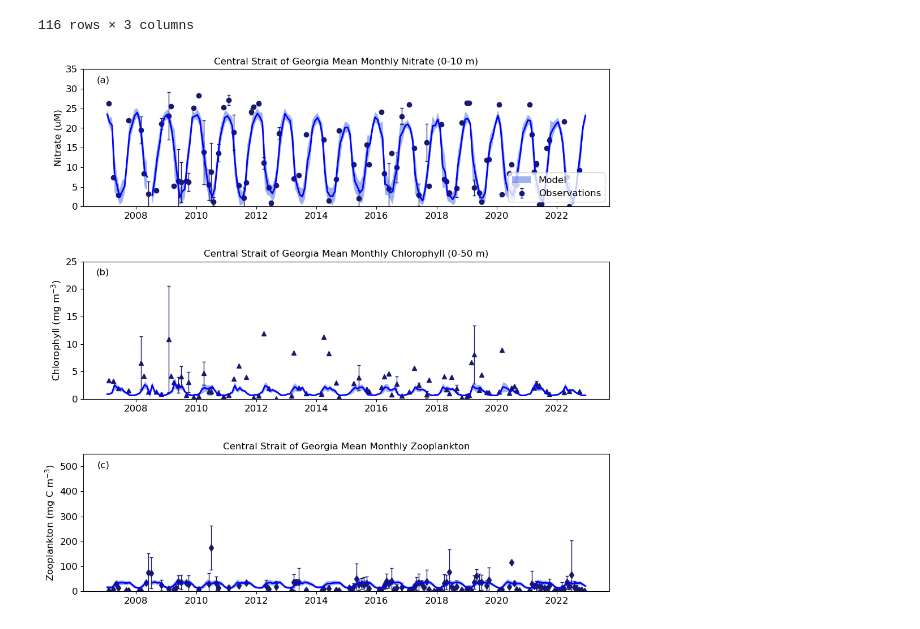
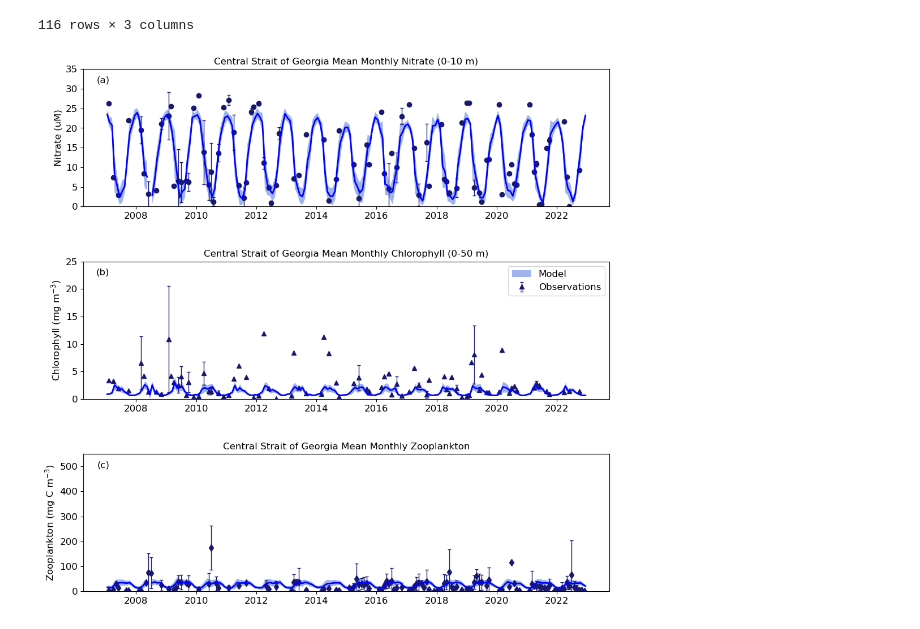
Before and after one commit to SalishSeaCast/analysis-karyn, a Jupyter notebook: notebooks/MHW/MHW_Code_For_Publishing/Figure11_CentralSoGModelObsTimeseries-NewStd.ipynb, the cells around one changed output. Cells and saved outputs as stored; diff of their text form; code cells hidden in the pictures.

```diff
--- a/notebooks/MHW/MHW_Code_For_Publishing/Figure11_CentralSoGModelObsTimeseries-NewStd.ipynb
+++ b/notebooks/MHW/MHW_Code_For_Publishing/Figure11_CentralSoGModelObsTimeseries-NewStd.ipynb
@@ -275,7 +275,8 @@ mod_chl_variance
 | 191 | 191 | 2022 | 12 | 0.000638 | 0.000247 | 0.000192 | ... |
 192 rows × 9 columns
 # %%
-mod_chl_std_new=np.sqrt(mod_chl_variance['diatoms variance'].to_numpy() + mod_chl_variance['flagellates variance'].to_numpy())*2
+mod_chl_std_new=(np.sqrt(mod_chl_variance['diatoms variance'].to_numpy()) \
+                  + np.sqrt(mod_chl_variance['flagellates variance'].to_numpy()))*2
 # %%
 plt.plot(mod_chl_std_new,label='New std calculated from space+time variance')
 plt.plot(mod_chl_std,label='Original std')
@@ -377,7 +378,8 @@ Index(['Unnamed: 0', 'Year', 'Month', 'microzooplankton variance',
        'mesozooplankton variance space'],
       dtype='object')
 # %%
-mod_zoop_std_new=np.sqrt(mod_zoop_variance['microzooplankton variance'].to_numpy() + mod_zoop_variance['mesozooplankton variance'].to_numpy())*5.7*12
+mod_zoop_std_new=(np.sqrt(mod_zoop_variance['microzooplankton variance'].to_numpy()) \
+                  + np.sqrt(mod_zoop_variance['mesozooplankton variance'].to_numpy()))*5.7*12
 # %%
 plt.plot(mod_zoop_std_new,label='New std calculated from space+time variance')
 plt.plot(mod_zoop_std,label='Original std')
@@ -703,7 +705,7 @@ plt.xticks(fontsize=12)
 plt.yticks(fontsize=12)
 
 ax[0].set_ylabel('Nitrate (uM)',fontsize=12)
-ax[0].legend(loc=4,frameon=True,fontsize=12)
+#ax[0].legend(loc=4,frameon=True,fontsize=12)
 
 
 #ax.scatter(obs_chl.index,obs_chl,marker='o',color='springgreen',edgecolor='k',s=20,label='Observations')
@@ -717,32 +719,32 @@ ax[1].fill_between(tt, (mod_chl_mean-mod_chl_std_new), (mod_chl_mean+mod_chl_std
     alpha=0.5, edgecolor='royalblue', facecolor='royalblue',
     linewidth=0,label='Model')
 plt.xticks(fontsize=12)
 plt.yticks(fontsize=12)
 
 ax[1].set_ylabel('Chlorophyll (mg m$^{-3}$)',fontsize=12)
-#ax[1].legend(frameon=True,fontsize=12)
+ax[1].legend(frameon=True,fontsize=12)
 
 
 ax[2].errorbar(obs_zoop_YMO.YMO,obs_zoop_YMO.Total,yerr=obs_zoop_YMO_std.Total,fmt='d',color='midnightblue',ecolor = 'midnightblue', elinewidth = 1, capsize = 2,label='Observations')
 ax[2].set_ylim(0,550)
 ax[2].set_title('Central Strait of Georgia Mean Monthly Zooplankton')
 #ax.errorbar(tt,(mod_microzooplankton_mean-mod_microzooplankton_std)*1.8,(mod_microzooplankton_mean+mod_microzooplankton_std,)*1.8)
 
 ax[2].errorbar(tt, mod_zoop_mean_clean,label='',color='b',linestyle='-',linewidth=2)
 ax[2].fill_between(tt, (mod_zoop_mean_clean-mod_zoop_std_new), (mod_zoop_mean_clean+mod_zoop_std_new),
     alpha=0.5, edgecolor='royalblue', facecolor='royalblue',
     linewidth=0,label='Model')
 
 plt.xticks(fontsize=12)
 plt.yticks(fontsize=12)
 ax[2].set_ylabel('Zooplankton (mg C m$^{-3}$)',fontsize=12)
 #ax[2].legend(frameon=True,fontsize=12)
 
 labels = ['a', 'b', 'c']
 for i in range(3):
     ax[i].text(0.05, 0.95, f'({labels[i]})', transform=ax[i].transAxes,
                fontsize=12,  va='top', ha='right')
 
 #plt.savefig('Figure10_CentralSoGModelvsObsTimeseries.png', bbox_inches='tight',dpi=1000,transparent=False)
 # %% [output]
-[figure, old version]
+[figure, new version]
```
Also changed, not shown: parts of 2 cells of this notebook.
